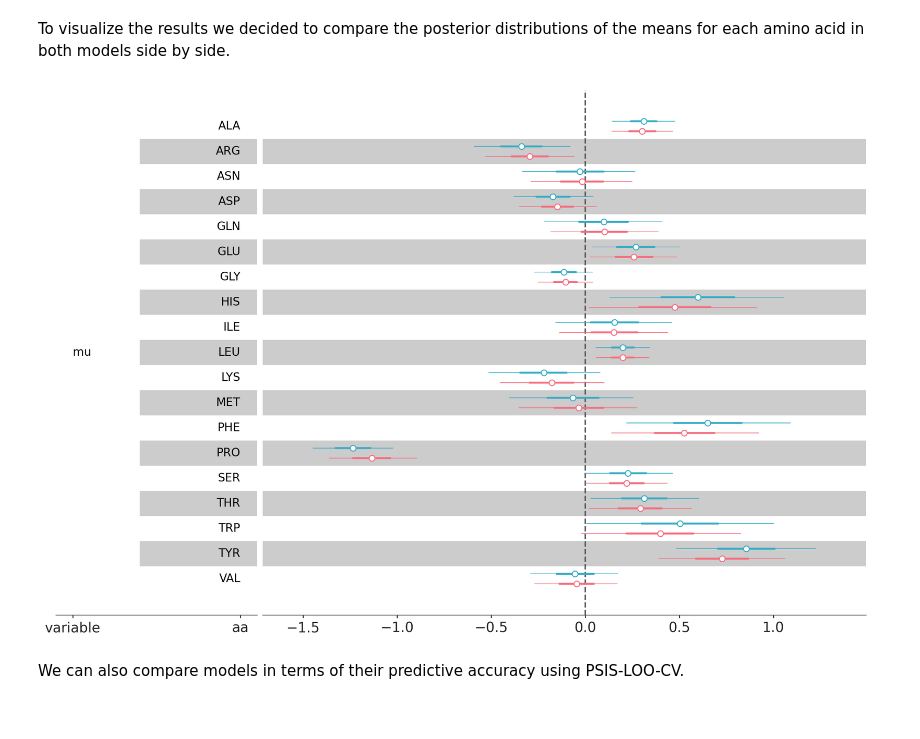
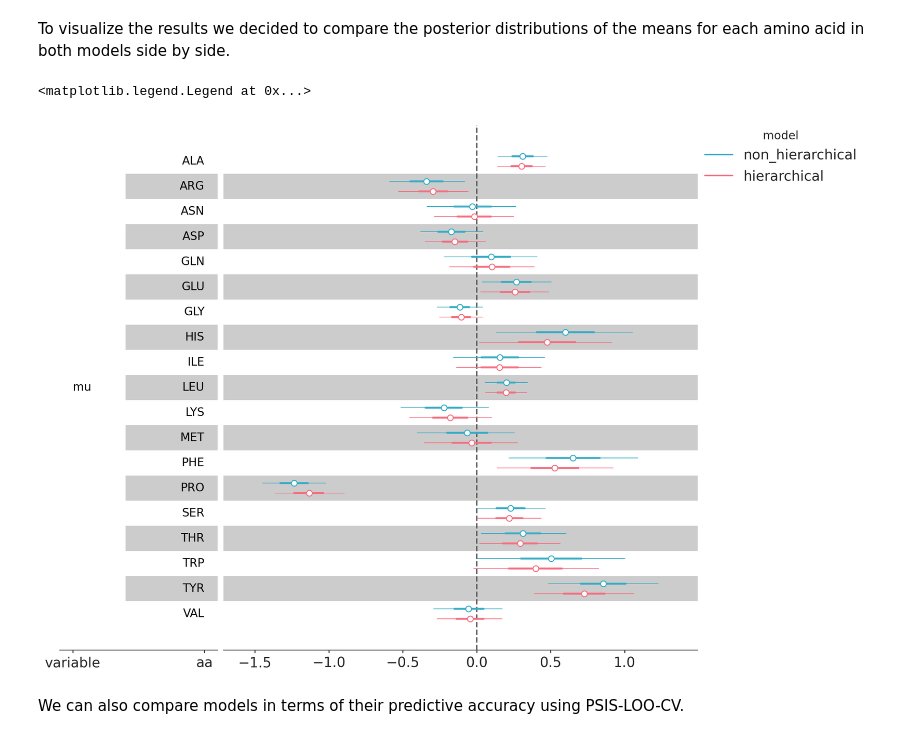
Before and after one commit to avehtari/BDA_course_Aalto, a Jupyter notebook: slides/BDA_lecture_11c.ipynb, the cells around one changed output. Saved outputs shown, nothing was run; the diff lists cells and outputs as text; code cells hidden in the pictures.

```diff
--- a/slides/BDA_lecture_11c.ipynb
+++ b/slides/BDA_lecture_11c.ipynb
@@ -281,16 +301,18 @@ To visualize the results we decided to compare the posterior distributions of th
 # %%
 pc = az.plot_forest({"non_hierarchical": idata_cs_nh,
                      "hierarchical": idata_cs_h},
                     var_names='mu',
                     combined=True,  # we combine all chains into a single distribution per group
                     shade_label="aa",  # we use the amino acid as the shading label
                     figure_kwargs={"figsize": (12, 8)}
 )
 # add a reference line at 0 (no difference)
 pc.coords = {"column": "forest"}
 az.add_lines(pc, values=0);
+pc.add_legend("model")
 # %% [output]
+<matplotlib.legend.Legend at 0x...>
-[figure, old version]
+[figure, new version]
 # %% [markdown]
 We can also compare models in terms of their predictive accuracy using PSIS-LOO-CV.
 # %%
```
Also changed, not shown: parts of 13 cells of this notebook, 2 other files.
